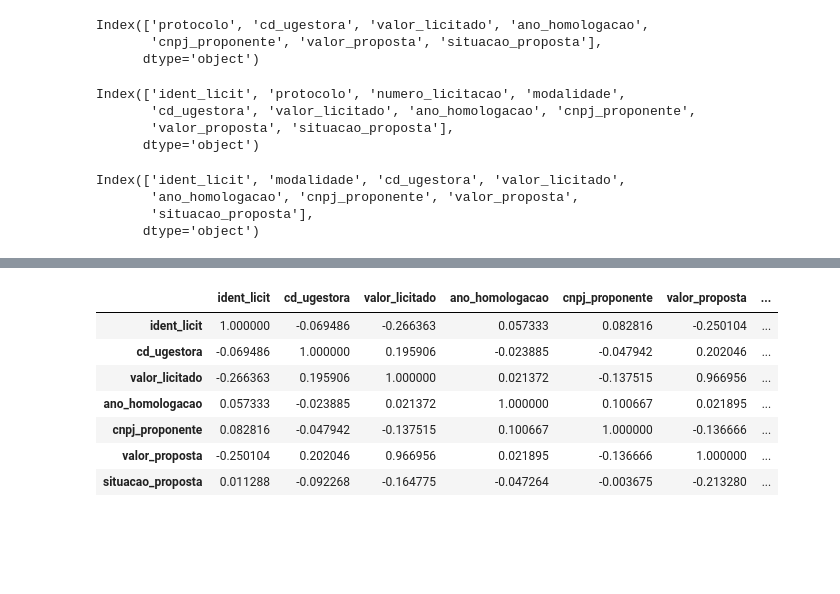
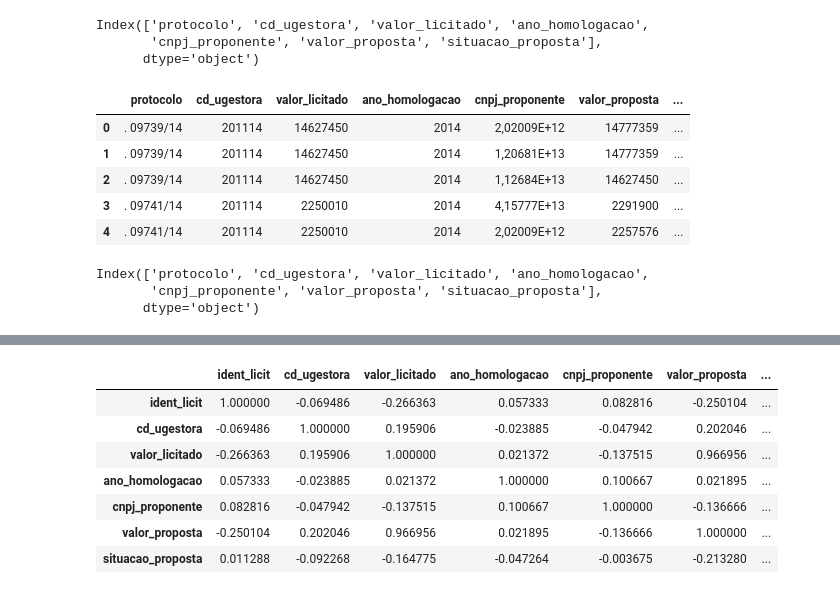
Before and after one commit to pcpiscator/2T2021, a Jupyter notebook: PlanTrab _TCE_PB_Tratado.ipynb, the cells around one changed output, grey strips where cells are left out. Cells and saved outputs as stored; diff of their text form; code cells hidden in the pictures; blank space fills up the shorter version.

```diff
--- a/PlanTrab _TCE_PB_Tratado.ipynb
+++ b/PlanTrab _TCE_PB_Tratado.ipynb
@@ -48,6 +48,18 @@ data.columns
 Index(['protocolo', 'cd_ugestora', 'valor_licitado', 'ano_homologacao',
        'cnpj_proponente', 'valor_proposta', 'situacao_proposta'],
       dtype='object')
+# %%
+data['protocolo']  = data['protocolo'].str.replace("Doc","")
+data['protocolo']  = data['protocolo'].str.replace("Proc","")
+# %%
+data.head(5)
+# %% [output]
+|  | protocolo | cd_ugestora | valor_licitado | ano_homologacao | cnpj_proponente | valor_proposta | ... |
+| 0 | . 09739/14 | 201114 | 14627450 | 2014 | 2,02009E+12 | 14777359 | ... |
+| 1 | . 09739/14 | 201114 | 14627450 | 2014 | 1,20681E+13 | 14777359 | ... |
+| 2 | . 09739/14 | 201114 | 14627450 | 2014 | 1,12684E+13 | 14627450 | ... |
+| 3 | . 09741/14 | 201114 | 2250010 | 2014 | 4,15777E+13 | 2291900 | ... |
+| 4 | . 09741/14 | 201114 | 2250010 | 2014 | 2,02009E+12 | 2257576 | ... |
 # %%
 #retiramos colunas desnecessárias na análise
 data2 = data.drop(['nome_municipio','jurisdicionado_id','nome_jurisdicionado','nome_tipo_jurisdicionado','nome_tipo_administracao_jurisdicionado',
@@ -89,10 +101,3 @@ data6['cnpj_proponente'] = data6['cnpj_proponente'].astype(str).astype(int)
 data6["ident_licit"] = ""
 data7=data6.reindex(columns=['ident_licit','protocolo', 'numero_licitacao', 'modalidade', 'cd_ugestora','valor_licitado', 'ano_homologacao', 'cnpj_proponente',
        'valor_proposta', 'situacao_proposta'])
-# %%
-data7.columns
-# %% [output]
-Index(['ident_licit', 'protocolo', 'numero_licitacao', 'modalidade',
-       'cd_ugestora', 'valor_licitado', 'ano_homologacao', 'cnpj_proponente',
-       'valor_proposta', 'situacao_proposta'],
-      dtype='object')
@@ -111,10 +118,9 @@ data7 = data7.drop(['protocolo','numero_licitacao'], axis = 1)
 #Conversão do tipo do atributo "idente_licit" para inteiro
 data7['ident_licit'] = data7['ident_licit'].astype(str).astype(int)
 # %%
-data7.columns
+data.columns
 # %% [output]
-Index(['ident_licit', 'modalidade', 'cd_ugestora', 'valor_licitado',
-       'ano_homologacao', 'cnpj_proponente', 'valor_proposta',
-       'situacao_proposta'],
+Index(['protocolo', 'cd_ugestora', 'valor_licitado', 'ano_homologacao',
+       'cnpj_proponente', 'valor_proposta', 'situacao_proposta'],
       dtype='object')
 # %%
```
Also changed, not shown: parts of 3 cells of this notebook.
